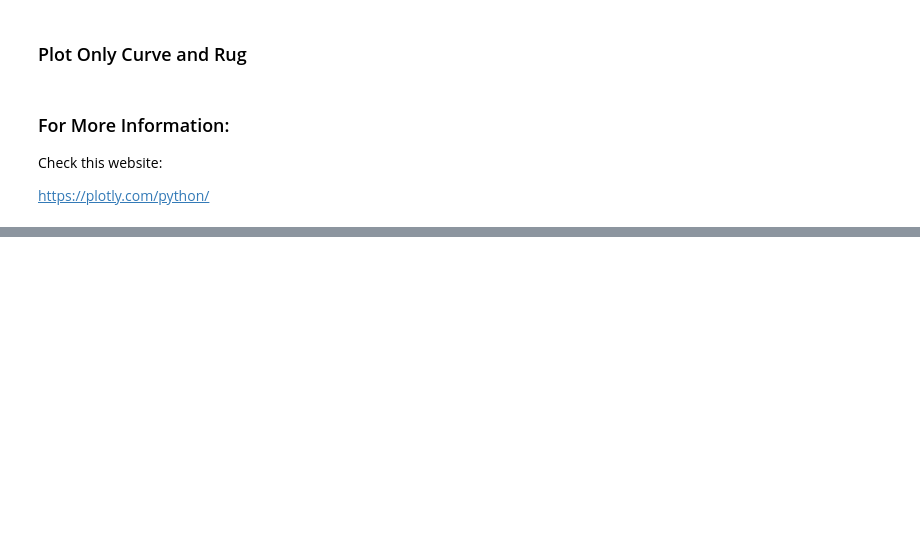
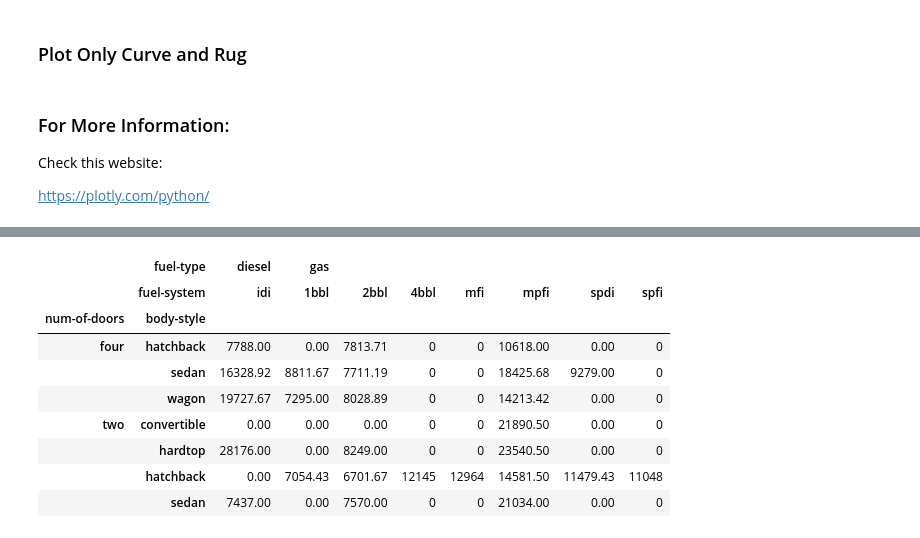
Before and after one commit to showmidelo/Advanced_Pandas_karyar, a Jupyter notebook: tutorial.ipynb, the cells around one changed output, grey strips where cells are left out. Cells and saved outputs as stored; diff of their text form; code cells hidden in the pictures; blank space fills up the shorter version.

```diff
--- a/tutorial.ipynb
+++ b/tutorial.ipynb
@@ -1436,0 +1494,18 @@ https://plotly.com/python/
+# %%
+pivot = np.round(pd.pivot_table(data, values='price',
+                                index=['num-of-doors', 'body-style'],
+                                columns=['fuel-type', 'fuel-system'],
+                                aggfunc=np.mean,
+                                fill_value=0),2)
+pivot
+# %% [output]
+|  | fuel-type | diesel | gas |  |  |  |  |  |  |
+|  | fuel-system | idi | 1bbl | 2bbl | 4bbl | mfi | mpfi | spdi | spfi |
+| num-of-doors | body-style |  |  |  |  |  |  |  |  |
+| four | hatchback | 7788.00 | 0.00 | 7813.71 | 0 | 0 | 10618.00 | 0.00 | 0 |
+|  | sedan | 16328.92 | 8811.67 | 7711.19 | 0 | 0 | 18425.68 | 9279.00 | 0 |
+|  | wagon | 19727.67 | 7295.00 | 8028.89 | 0 | 0 | 14213.42 | 0.00 | 0 |
+| two | convertible | 0.00 | 0.00 | 0.00 | 0 | 0 | 21890.50 | 0.00 | 0 |
+|  | hardtop | 28176.00 | 0.00 | 8249.00 | 0 | 0 | 23540.50 | 0.00 | 0 |
+|  | hatchback | 0.00 | 7054.43 | 6701.67 | 12145 | 12964 | 14581.50 | 11479.43 | 11048 |
+|  | sedan | 7437.00 | 0.00 | 7570.00 | 0 | 0 | 21034.00 | 0.00 | 0 |
```
Also changed, not shown: parts of 14 cells of this notebook.
